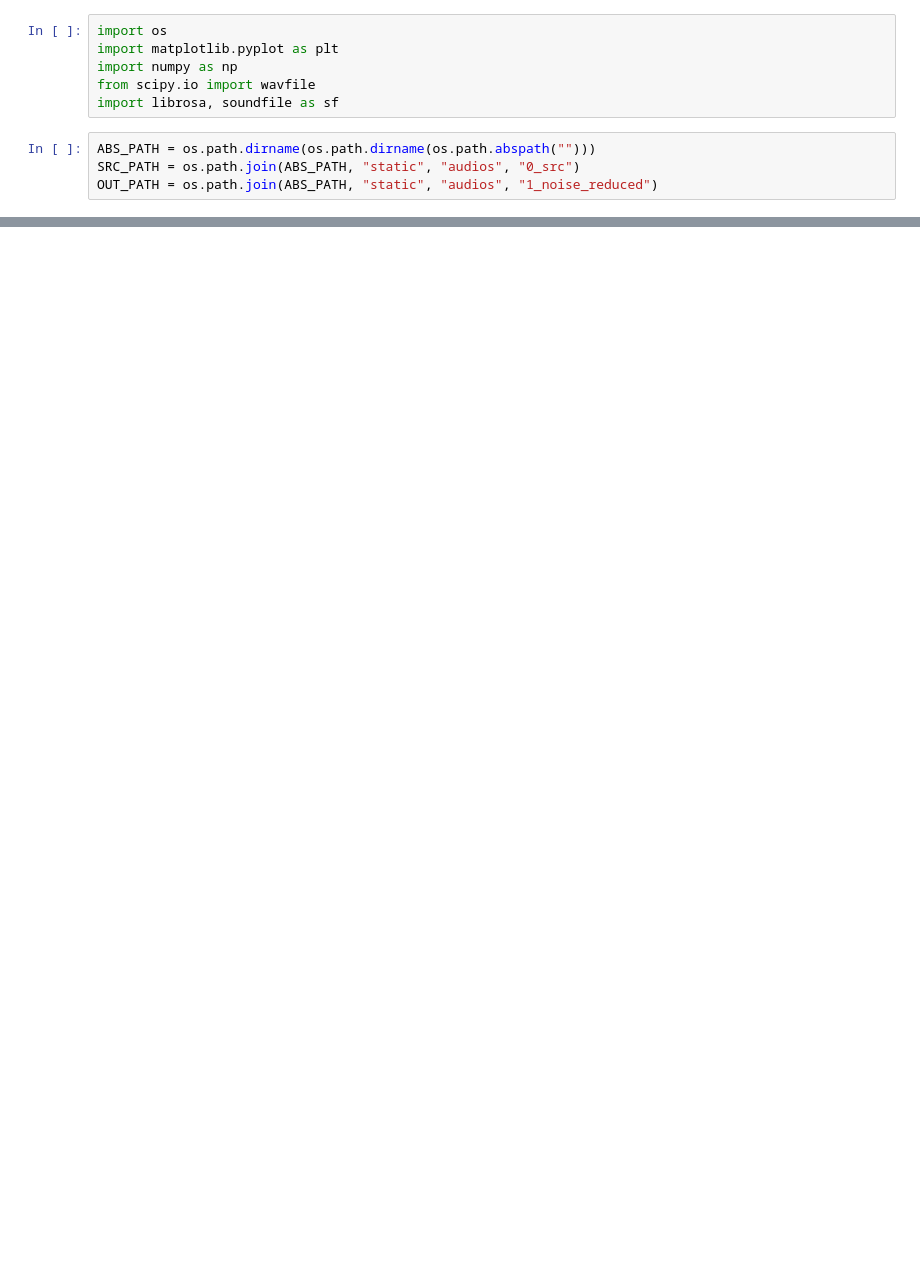
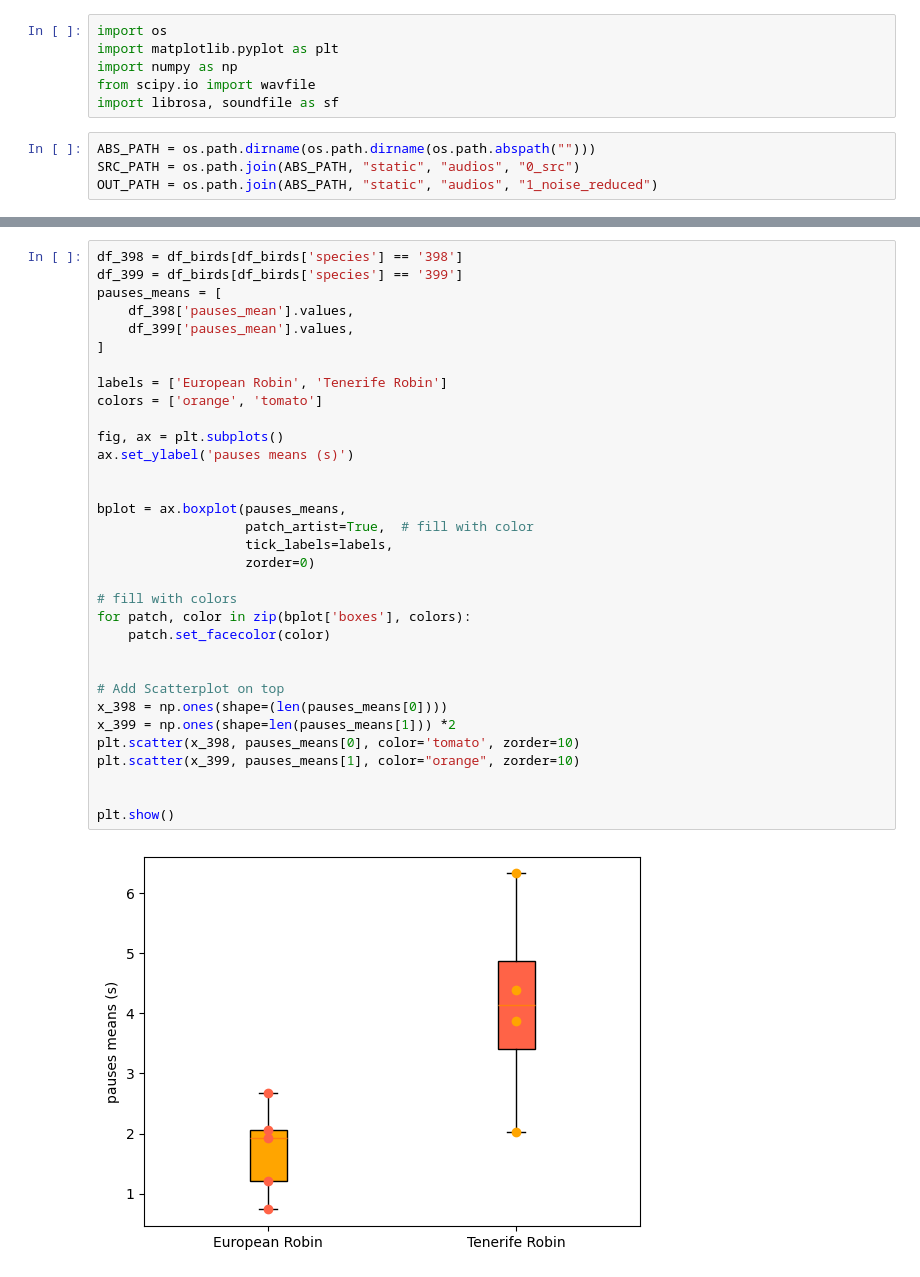
Before and after one commit to Moorboor/AviDex, a Jupyter notebook: scripts/1_preprocessing/Preprocessing.ipynb, the cells around one changed output, grey strips where cells are left out. Saved outputs shown, nothing was run; the diff lists cells and outputs as text; blank space fills up the shorter version.

```diff
--- a/scripts/1_preprocessing/Preprocessing.ipynb
+++ b/scripts/1_preprocessing/Preprocessing.ipynb
@@ -143,0 +224,35 @@ array([    0.        ,    30.74706619,    61.49413239,    92.24119858,
+# %%
+df_398 = df_birds[df_birds['species'] == '398']
+df_399 = df_birds[df_birds['species'] == '399']
+pauses_means = [
+    df_398['pauses_mean'].values,
+    df_399['pauses_mean'].values,
+]
+
+labels = ['European Robin', 'Tenerife Robin']
+colors = ['orange', 'tomato']
+
+fig, ax = plt.subplots()
+ax.set_ylabel('pauses means (s)')
+
+
+bplot = ax.boxplot(pauses_means,
+                   patch_artist=True,  # fill with color
+                   tick_labels=labels,
+                   zorder=0)
+
+# fill with colors
+for patch, color in zip(bplot['boxes'], colors):
+    patch.set_facecolor(color)
+
+
+# Add Scatterplot on top
+x_398 = np.ones(shape=(len(pauses_means[0])))
+x_399 = np.ones(shape=len(pauses_means[1])) *2
+plt.scatter(x_398, pauses_means[0], color='tomato', zorder=10)
+plt.scatter(x_399, pauses_means[1], color="orange", zorder=10)
+
+
+plt.show()
+# %% [output]
+[figure, added]
```
Also changed, not shown: parts of 20 cells of this notebook.
